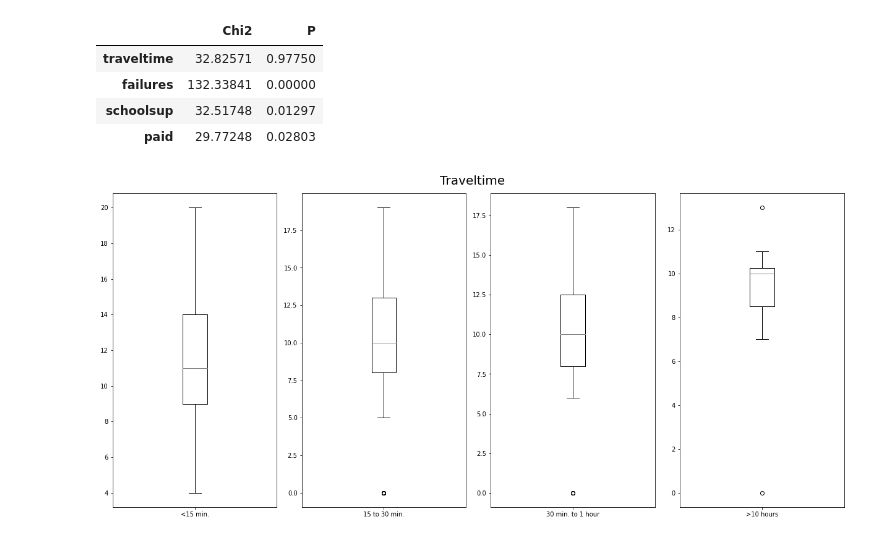
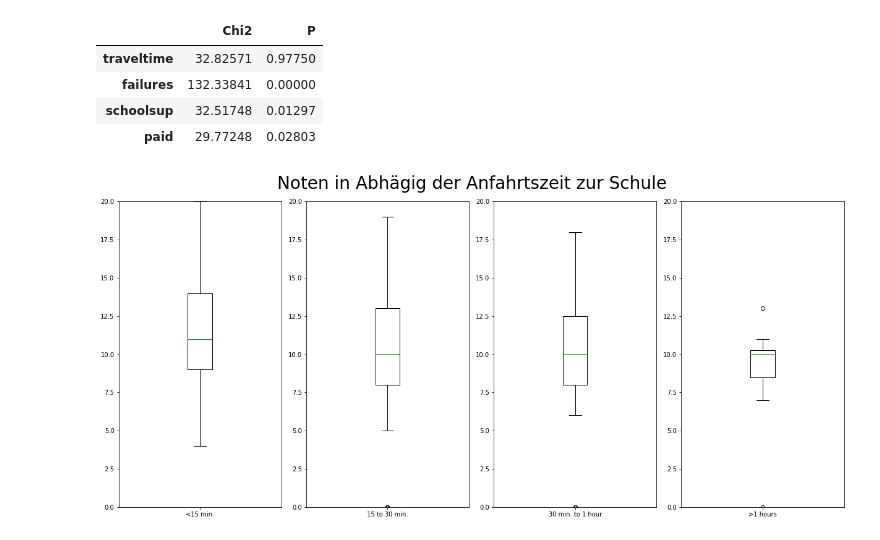
Before and after one commit to Carlson43/WWI20DSA_DV, a Jupyter notebook: W26/w26.ipynb, the cells around one changed output. Cells and saved outputs as stored; diff of their text form; code cells hidden in the pictures.

```diff
--- a/W26/w26.ipynb
+++ b/W26/w26.ipynb
@@ -167,17 +161,19 @@ values4 = list(temp4_df.G3)
 # %%
 # Traveltime Plot
 fig, ax = plt.subplots(nrows = 1, ncols= 4, figsize = (17,8))
 
-fig.suptitle("Traveltime", size = 20)
+fig.suptitle("Noten in Abhägig der Anfahrtszeit zur Schule", size = 28)
 
-ax[0].boxplot(values1, labels=['<15 min.'],medianprops={'color': 'gray'}, showfliers=False)
+ax[0].boxplot(values1, labels=['<15 min.'],medianprops={'color': 'green'}, showfliers=False)
 
-ax[1].boxplot(values2, labels=['15 to 30 min.'], medianprops={'color': 'gray'})
+ax[1].boxplot(values2, labels=['15 to 30 min.'], medianprops={'color': 'green'})
 
-ax[2].boxplot(values3, labels=['30 min. to 1 hour'], medianprops={'color': 'gray'})
+ax[2].boxplot(values3, labels=['30 min. to 1 hour'], medianprops={'color': 'green'})
 
-ax[3].boxplot(values4, labels=['>10 hours'], medianprops={'color': 'gray'})
+ax[3].boxplot(values4, labels=['>1 hours'], medianprops={'color': 'green'})
+
+plt.setp(ax, ylim=(0,20))
 
 fig.tight_layout()
 # %% [output]
-[figure, old version]
+[figure, new version]
```
Also changed, not shown: parts of 4 cells of this notebook.
